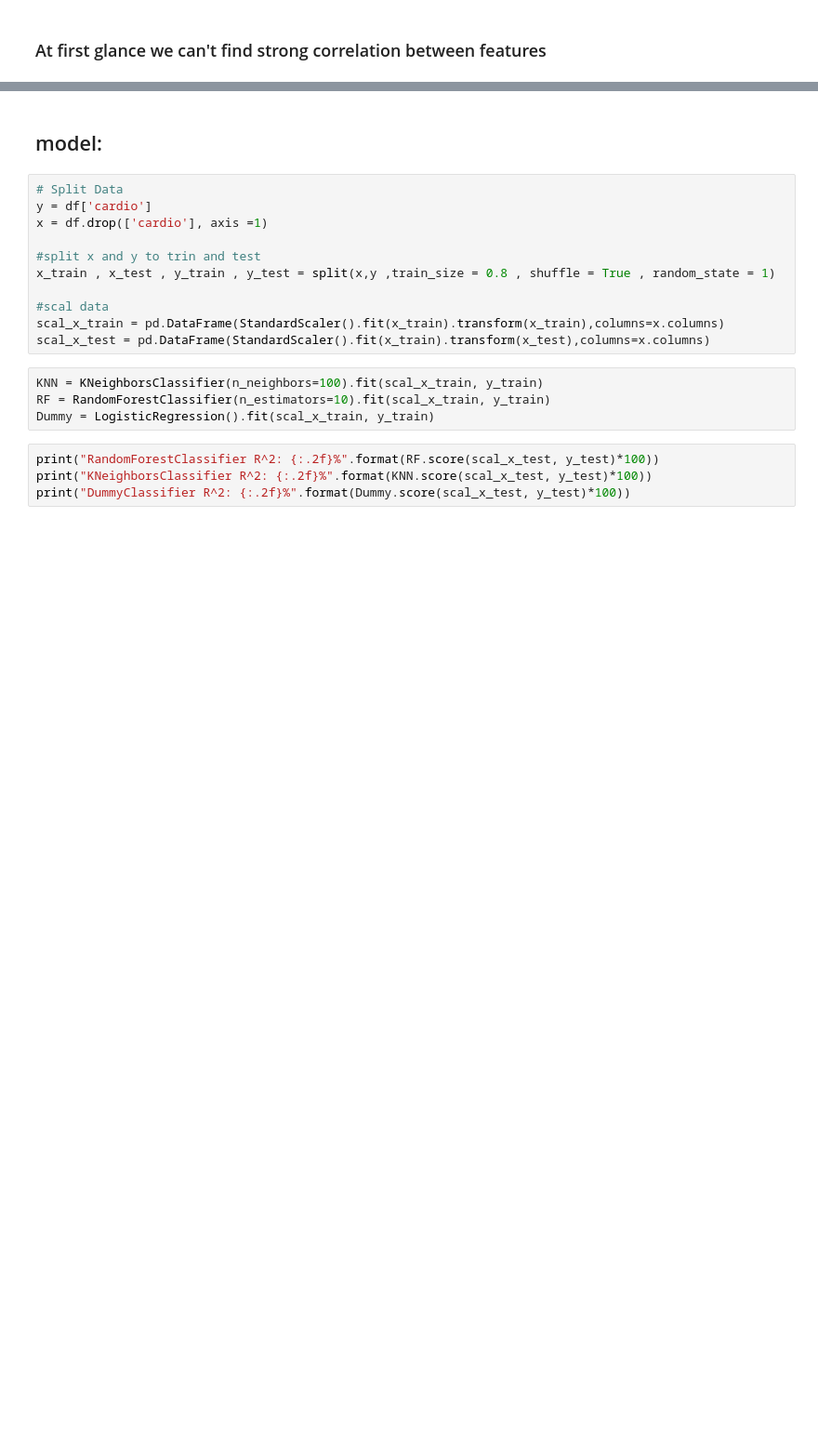
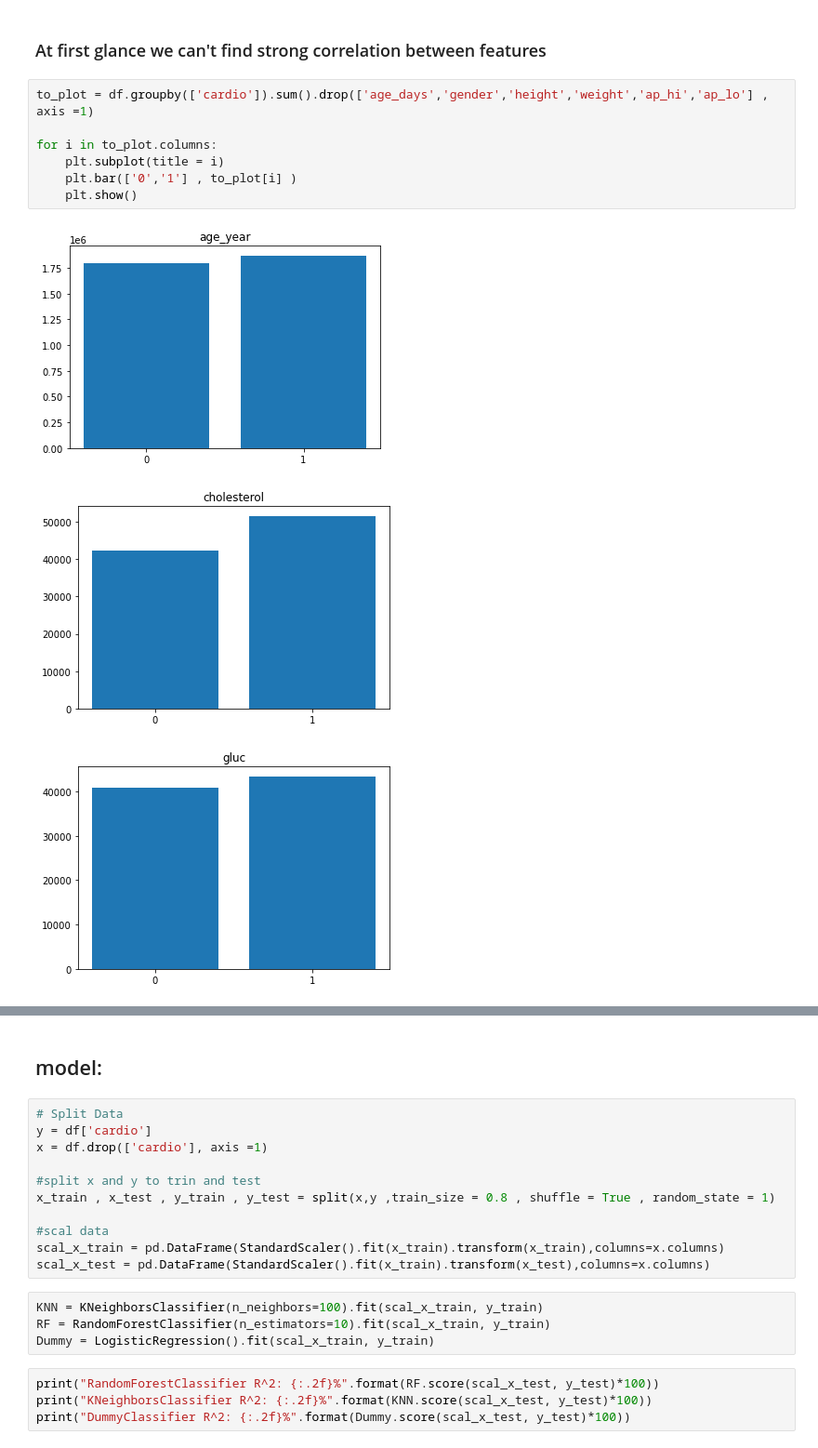
Before and after one commit to ortrsa/Data_Science_Final_Project, a Jupyter notebook: Notebook3-classification.ipynb, the cells around one changed output, grey strips where cells are left out. Shown at 93% size. Saved outputs shown, nothing was run; the diff lists cells and outputs as text; blank space fills up the shorter version.

```diff
--- a/Notebook3-classification.ipynb
+++ b/Notebook3-classification.ipynb
@@ -126,2 +150,13 @@ sns.heatmap(df.corr(),annot=True)
 # %% [markdown]
 ### At first glance we can't find strong correlation between features
+# %%
+to_plot = df.groupby(['cardio']).sum().drop(['age_days','gender','height','weight','ap_hi','ap_lo'] , axis =1)
+
+for i in to_plot.columns:
+    plt.subplot(title = i)
+    plt.bar(['0','1'] , to_plot[i] )
+    plt.show()
+# %% [output]
+[figure, added]
+[figure, added]
+[figure, added]
```
Also changed, not shown: parts of 17 cells of this notebook.
